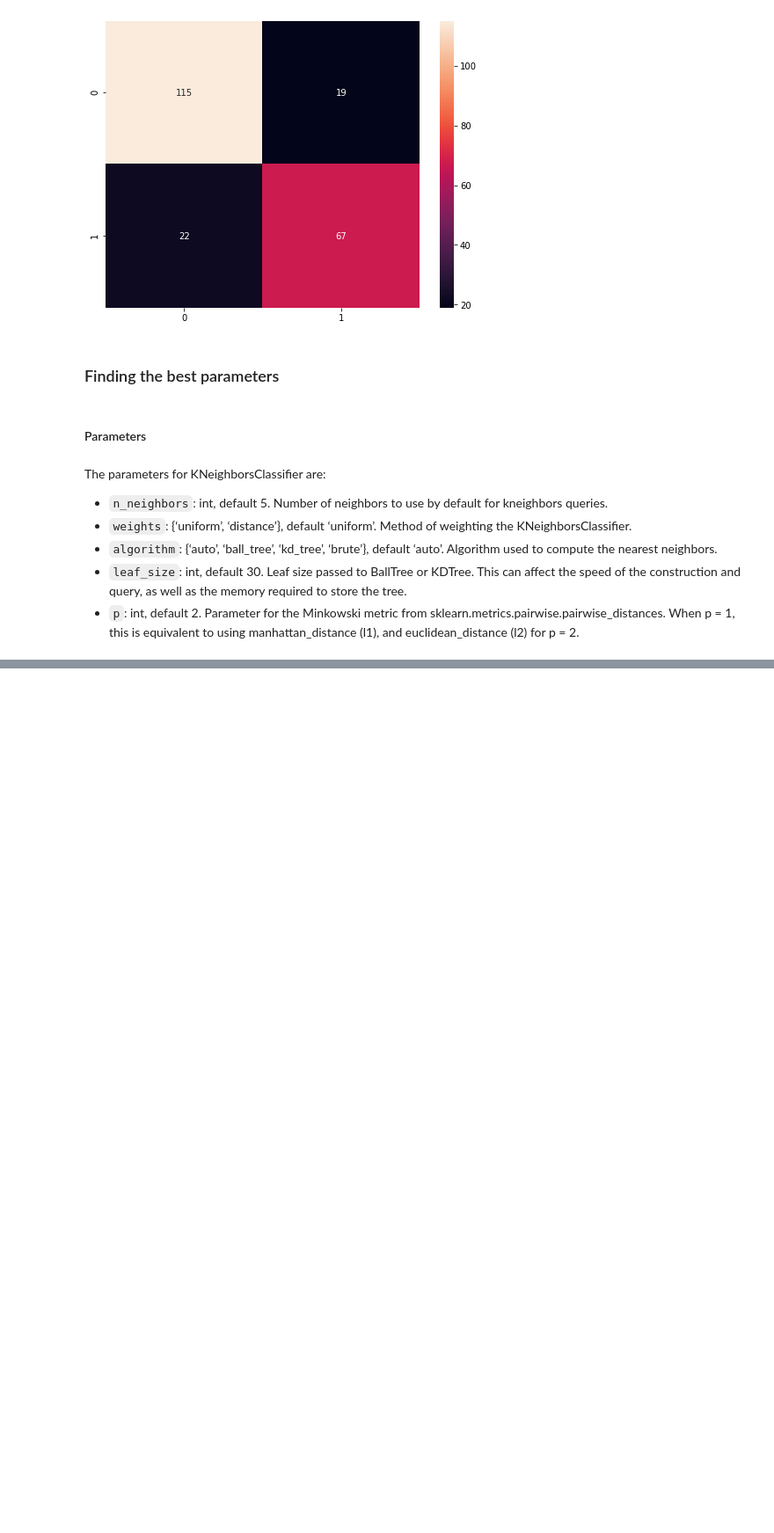
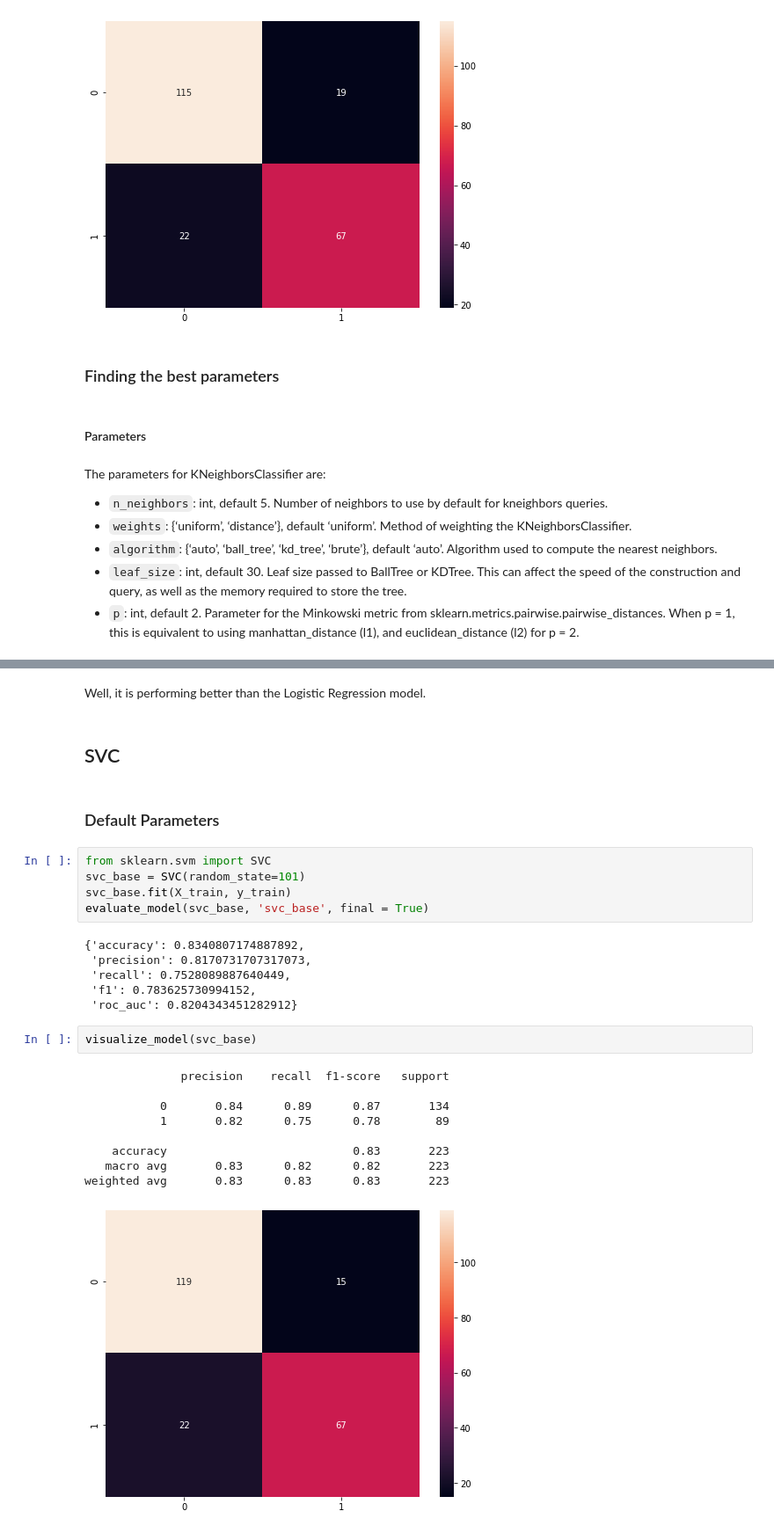
Before and after one commit to Hari31416/Portfolio, a Jupyter notebook: Titanic/Models I.ipynb, the cells around one changed output, grey strips where cells are left out. Shown at 88% size. Cells and saved outputs as stored; diff of their text form; blank space fills up the shorter version.

```diff
--- a/Titanic/Models I.ipynb
+++ b/Titanic/Models I.ipynb
@@ -463,0 +549,29 @@ grid_3 = perform_grid_search(grid, params)
+# %% [markdown]
+Well, it is performing better than the Logistic Regression model.
+# %% [markdown]
+## SVC
+# %% [markdown]
+### Default Parameters
+# %%
+from sklearn.svm import SVC
+svc_base = SVC(random_state=101)
+svc_base.fit(X_train, y_train)
+evaluate_model(svc_base, 'svc_base', final = True)
+# %% [output]
+{'accuracy': 0.8340807174887892,
+ 'precision': 0.8170731707317073,
+ 'recall': 0.7528089887640449,
+ 'f1': 0.783625730994152,
+ 'roc_auc': 0.8204343451282912}
+# %%
+visualize_model(svc_base)
+# %% [output]
+              precision    recall  f1-score   support
+
+           0       0.84      0.89      0.87       134
+           1       0.82      0.75      0.78        89
+
+    accuracy                           0.83       223
+   macro avg       0.83      0.82      0.82       223
+weighted avg       0.83      0.83      0.83       223
+[figure, added]
```
Also changed, not shown: parts of 60 cells of this notebook, 6 other files.
